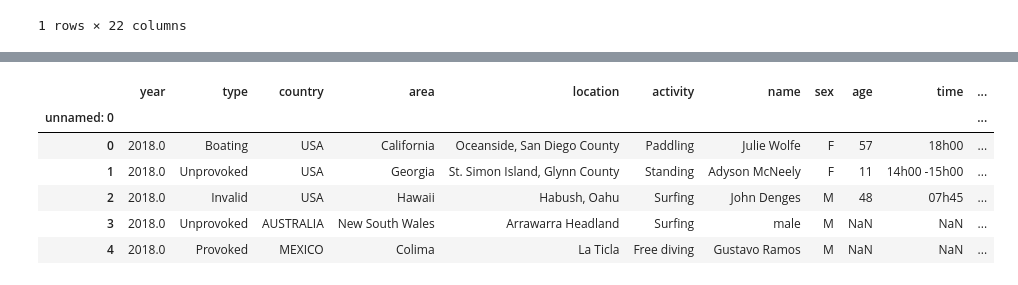
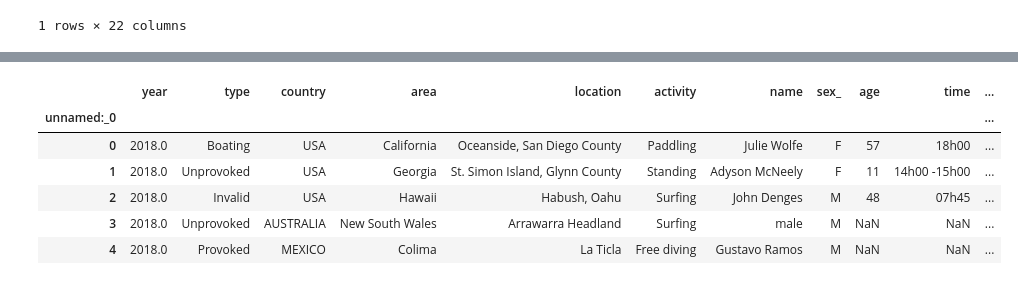
Before and after one commit to Adalab/Adalab-DA-promo-b-modulo-2-sprint-1-Ariana-Vero, a Jupyter notebook: Pandas/pandas3/pandas3.ipynb, the cells around one changed output, grey strips where cells are left out. Drawn from its saved outputs; the diff is of its cells as text; code cells hidden in the pictures.

```diff
--- a/Pandas/pandas3/pandas3.ipynb
+++ b/Pandas/pandas3/pandas3.ipynb
@@ -159,6 +174,6 @@ df.head(1)
 # %%
 # y reemplazad los espacios por _.
 
-espacios_columns={col:col.strip() for col in df.columns}
+espacios_columns={col:col.replace(' ','_') for col in df.columns}
 espacios_columns
 # %% [output]
@@ -182,5 +197,5 @@ espacios_columns
 # %%
-df.replace(to_replace= df.columns,value=espacios_columns,inplace=True)
 
-df.head(1)
+df.rename(columns=espacios_columns,inplace=True)
+df
 # %% [output]
@@ -190,4 +215,4 @@ df.head(1)
 # %%
 #Eliminad las columnas de Unnamed: 22 y Unnamed: 23, Case Number.1, Case Number.2, original order, Investigator or Source, pdf, href formula.
 
-df.drop(['unnamed: 22', 'unnamed: 23', 'case number', 'original order', 'investigator or source', 'pdf', 'href formula'], axis=1)
+df.drop(['unnamed:_22', 'unnamed:_23', 'case_number', 'original_order', 'investigator_or_source', 'pdf', 'href_formula'], axis=1, inplace=True)
@@ -208,11 +219,11 @@ df.drop(['unnamed: 22', 'unnamed: 23', 'case number', 'original order', 'investi
 # %%
 #Establece la columna Case Number como índice del DataFrame.
 
-df.set_index(['unnamed: 0'], inplace=True)
+df.set_index(['unnamed:_0'], inplace=True)
 df.head()
 # %% [output]
-|  | year | type | country | area | location | activity | name | sex | age | time | ... |
-| unnamed: 0 |  |  |  |  |  |  |  |  |  |  | ... |
+|  | year | type | country | area | location | activity | name | sex_ | age | time | ... |
+| unnamed:_0 |  |  |  |  |  |  |  |  |  |  | ... |
 | 0 | 2018.0 | Boating | USA | California | Oceanside, San Diego County | Paddling | Julie Wolfe | F | 57 | 18h00 | ... |
 | 1 | 2018.0 | Unprovoked | USA | Georgia | St. Simon Island, Glynn County | Standing | Adyson McNeely | F | 11 | 14h00 -15h00 | ... |
 | 2 | 2018.0 | Invalid | USA | Hawaii | Habush, Oahu | Surfing | John Denges | M | 48 | 07h45 | ... |
```
Also changed, not shown: parts of 8 cells of this notebook, 5 other files.
